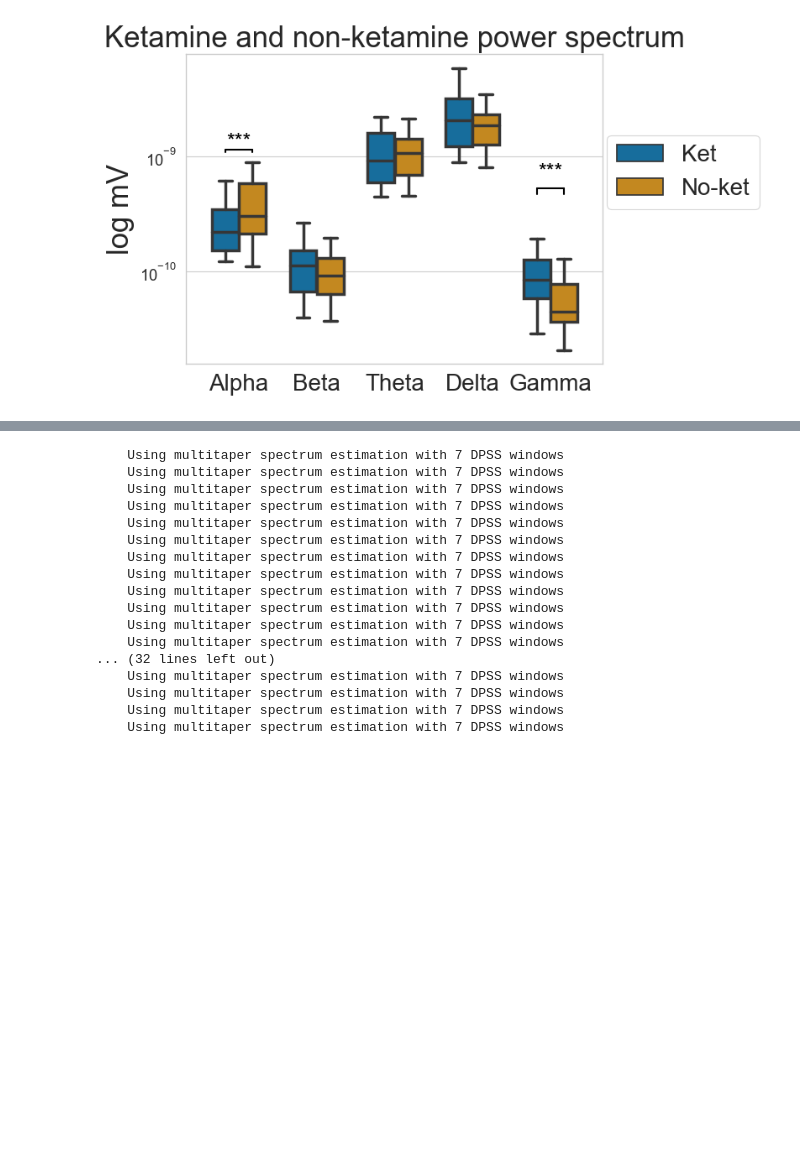
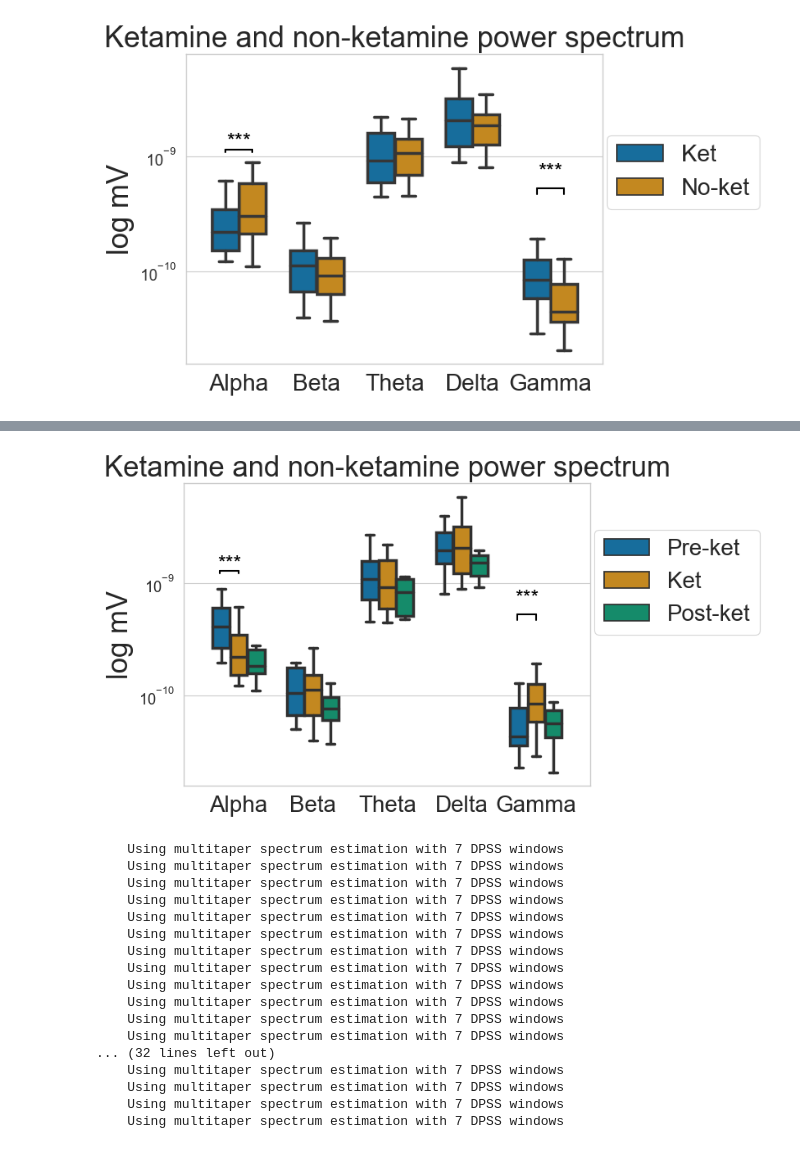
Before and after one commit to AndrlmMass/Ketamine-project, a Jupyter notebook: DataAnalysis/EEG_analysis/MainAnal/SpectrumAnalyses.ipynb, the cells around one changed output, grey strips where cells are left out. Drawn from its saved outputs; the diff is of its cells as text; code cells hidden in the pictures; blank space fills up the shorter version.

```diff
--- a/DataAnalysis/EEG_analysis/MainAnal/SpectrumAnalyses.ipynb
+++ b/DataAnalysis/EEG_analysis/MainAnal/SpectrumAnalyses.ipynb
@@ -410,3 +422,77 @@ Theta 0.9571471501831837
 Delta 0.15336167198271083
 Gamma 0.0010630474405553217
 [figure]
+# %%
+#Same as above, but with pre-ket, ket and post-ket
+
+#Psd between pre-ket, ket and post-ket
+DataAd = DataA.copy()
+#Categorize data by ket or non-ket
+Ketictary2 = {'Pre-ket':[],'Ket':[],'Post-ket':[]}
+for cond in DataAd.keys():
+    for pers in DataAd[cond]:
+        psds, sfreq = mne.time_frequency.psd_array_multitaper(DataAd[cond][pers],sfreq=500, fmin=1, fmax=50)
+        if cond == 'SED_1' or cond == 'SED_2' or cond == 'SED_3' or cond == 'SED_4':
+            Ketictary2['Ket'].append(np.mean(np.mean(psds,axis=0),axis=0))
+        elif cond == 'EO' or cond == 'EC' or cond == 'INDUCTION':
+            Ketictary2['Pre-ket'].append(np.mean(np.mean(psds,axis=0),axis=0))
+        else:
+            Ketictary2['Post-ket'].append(np.mean(np.mean(psds,axis=0),axis=0))
+
+from scipy.stats import ttest_ind
+import matplotlib.pyplot as plt
+import scipy.stats as st
+import seaborn as sns
+import pandas as pd
+import statistics
+
+#Now do the same for the boxplot
+#Create a dictionary with the frequencies
+freqs = {'Alpha':{'Pre-ket':[], 'Ket':[], 'Post-ket':[]},'Beta':{'Pre-ket':[], 'Ket':[], 'Post-ket':[]},'Theta':{'Pre-ket':[], 'Ket':[], 'Post-ket':[]},'Delta':{'Pre-ket':[], 'Ket':[], 'Post-ket':[]},'Gamma':{'Pre-ket':[], 'Ket':[], 'Post-ket':[]}}
+for cond in Ketictary2.keys():
+    for psd in Ketictary2[cond]:
+        freqs['Alpha'][cond].append(np.mean(psd[8:12],axis=0))
+        freqs['Beta'][cond].append(np.mean(psd[13:30],axis=0))
+        freqs['Theta'][cond].append(np.mean(psd[4:7],axis=0))
+        freqs['Delta'][cond].append(np.mean(psd[1:3],axis=0))
+        freqs['Gamma'][cond].append(np.mean(psd[31:50],axis=0))
+
+# Convert the dictionary to a long-form dataframe
+df = pd.DataFrame([(k1, k2, x) for k1,v1 in freqs.items() for k2,v2 in v1.items() for x in v2], columns=['Frequency', 'Condition', 'Value'])
+# Create a grouped boxplot
+sns.boxplot(x='Frequency', y='Value', hue='Condition', data=df, palette="colorblind", width=0.7, showfliers=False)
+# Get the current axis object
+ax = plt.gca()
+# Set the size of minor x-axis ticks
+ax.tick_params(axis='x', which='major', labelsize=20)
+plt.xlabel(None)
+plt.ylabel('log mV', size=25)
+plt.legend(loc=(1.01, 0.5), fontsize=20)
+plt.title('Ketamine and non-ketamine power spectrum', size=25)
+# Resize the figure to a specific size
+
+#Calculate significance levels
+#Create loop of checking all possible combinations and calculating the t-test
+keys_ = ['Pre-ket','Ket','Post-ket']
+ys = list()
+i = 0
+for key in freqs.keys():
+    for subkey in range(0,len(keys_)-1):
+        for subkey2 in range(subkey+1,len(keys_)):
+            group1, group2 = freqs[key][keys_[subkey]], freqs[key][keys_[subkey2]]
+            t, p = ttest_ind(group1, group2)
+            # add significance lines if p-value is significant
+            print(key, keys_[subkey],keys_[subkey2], p)
+            if p < 0.05:
+                # calculate y position for the line
+                y = np.max([max(st.t.interval(alpha=0.95, df=len(group1)-1, loc=statistics.mean(group1), scale=st.sem(group1))), max(st.t.interval(alpha=0.95, df=len(group2)-1, loc=statistics.mean(group2), scale=st.sem(group2)))]) + 0.00000000040
+                # add line with asterisks indicating significance level
+                plt.plot([i-0.25, i], [y, y], lw=1.5, c='k')
+                plt.plot([i-0.25, i-0.25], [y, y - 0.00000000006], lw=1.5, c='k')
+                plt.plot([i,i], [y, y - 0.00000000006], lw=1.5, c='k')
+                plt.text(i-0.125, y + 0.0000000002, "***", ha='center', va='center', color='k', fontsize=18)
+    i += 1
+plt.yscale('log')
+# Save the plot to a file
+plt.savefig('M:\\pc\\Dokumenter\\GitHub\\Ketamine-project\\DataAnalysis\\EEG_analysis\\MainAnal\\SpectrumAnal\\psd_ket_comparison_boxplot_seq.png',dpi=300)
+# %% [output]
@@ -413,3 +516,4 @@ Gamma 0.0010630474405553217
+[figure, added]
 # %%
 #### Compare ego dissolution vs. non-ego dissolution ####
 import math
```
Also changed, not shown: parts of 10 cells of this notebook.
